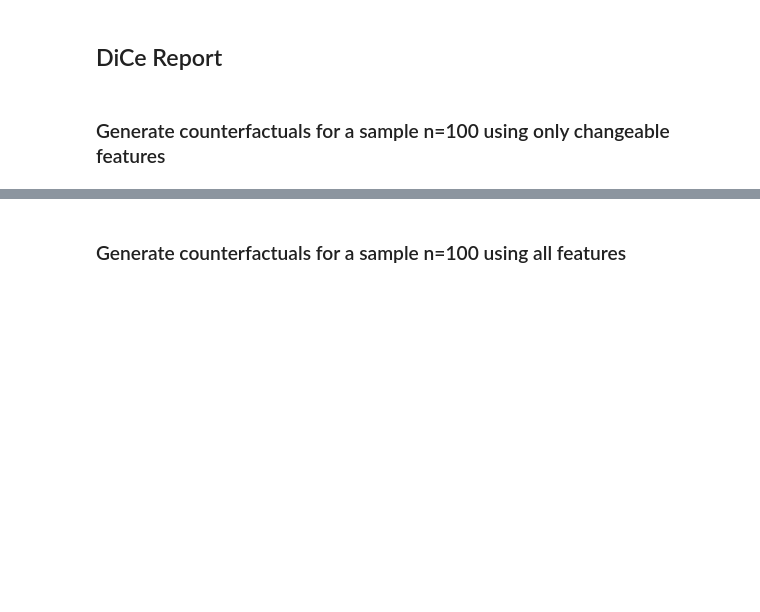
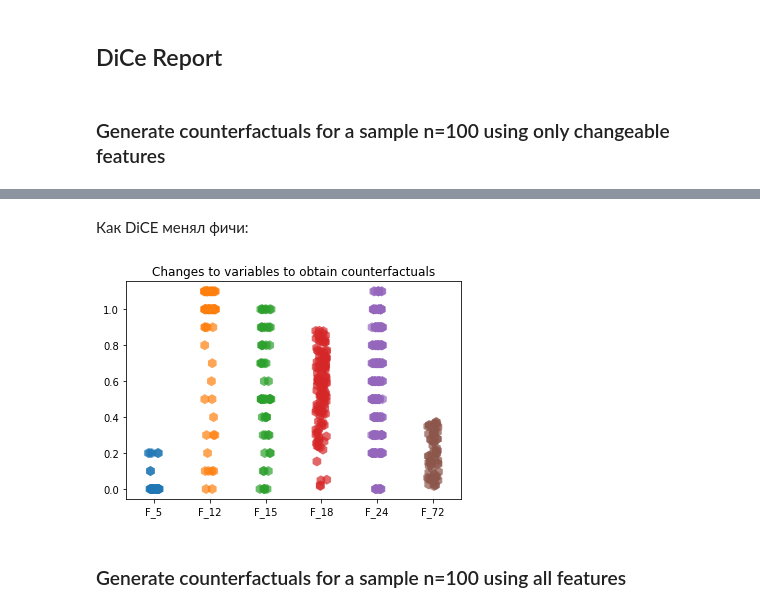
Before and after one commit to KseniaKingsep/interpretable-ml-risks, a Jupyter notebook: notebooks/1_2_CaseCI.ipynb, the cells around one changed output, grey strips where cells are left out. Drawn from its saved outputs; the diff is of its cells as text; code cells hidden in the pictures; blank space fills up the shorter version.

```diff
--- a/notebooks/1_2_CaseCI.ipynb
+++ b/notebooks/1_2_CaseCI.ipynb
@@ -128,3 +129,9 @@ dice.print_metrics()
+# %% [markdown]
+Как DiCE менял фичи:
+# %%
+dice.plot_diffs()
+# %% [output]
+[figure, added]
 # %% [markdown]
 ### Generate counterfactuals for a sample n=100 using all features
 # %%
```
Also changed, not shown: parts of 11 cells of this notebook, 1 other file.
